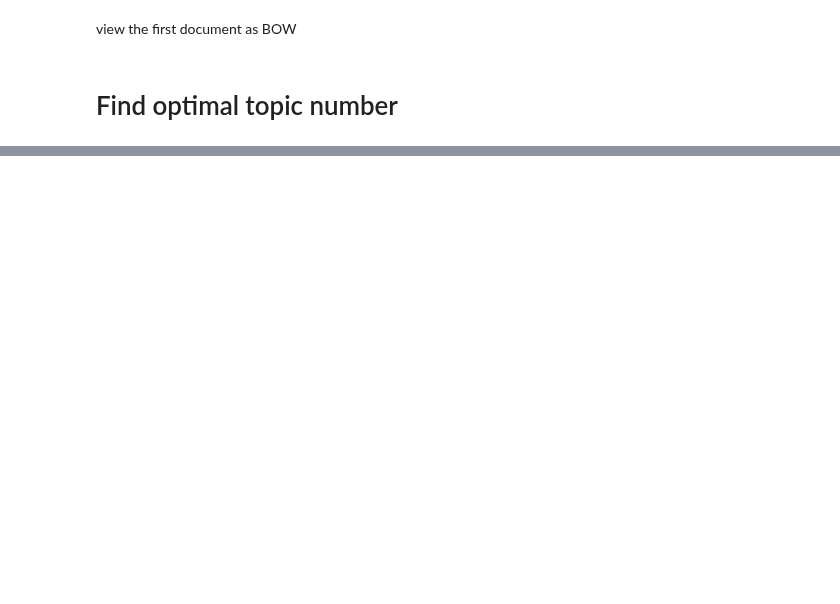
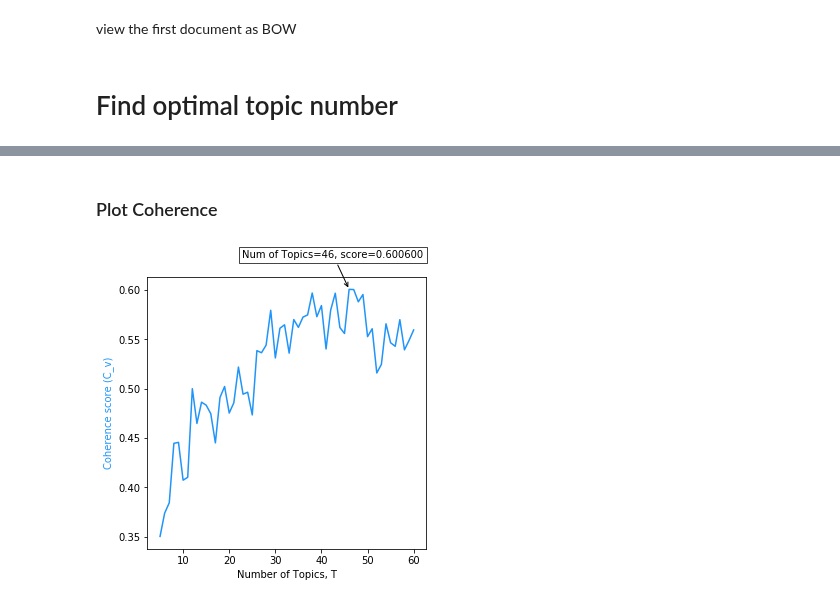
Before and after one commit to Arisiru/dtm-reports-analysis, a Jupyter notebook: notebooks/topic_analysis.ipynb, the cells around one changed output, grey strips where cells are left out. Saved outputs shown, nothing was run; the diff lists cells and outputs as text; code cells hidden in the pictures; blank space fills up the shorter version.

```diff
--- a/notebooks/topic_analysis.ipynb
+++ b/notebooks/topic_analysis.ipynb
@@ -149 +172,6 @@ passes_T = 51
 random_state = 193748
+# %%
+model_list = []
+coherence_values = []
+train_perplexity_values = []
+test_perplexity_values = []
@@ -183,0 +225,9 @@ for i in range(len(coherence_values)):
+# %%
+scat_T_results = {
+    'coherence_values': coherence_values,
+    'test_perplexity_values': test_perplexity_values,
+}
+
+if flag_serialize_findings and flag_rerun_scan4T:
+    with open(os.path.join(dir_run, 'scan_T_values.json'), 'w') as f_w:
+        f_w.write(json.dumps(scat_T_results))
@@ -183,0 +236,9 @@ for i in range(len(coherence_values)):
+# %%
+if flag_de_serialize_findings:
+    coherence_values = []
+    test_perplexity_values = []
+
+    with open(os.path.join(dir_run, 'scan_T_values.json'), 'r') as f_w:
+        data = json.load(f_w)
+        coherence_values = data['coherence_values']
+        test_perplexity_values = data['test_perplexity_values']
@@ -183,0 +254,3 @@ for i in range(len(coherence_values)):
+# %%
+color_coherence = '#1f94f9'#hsl(208, 95%, 55%) # #1f94f9
+color_perplexity = '#f9591f' #hsl(16, 95%, 55%) # #f9591f
@@ -262,0 +350,17 @@ pp.close()
+# %% [markdown]
+### Plot Coherence
+# %%
+fig, ax = plt.subplots(1, 1, figsize=(5,5))
+
+
+plot_topics_metric(
+    ax,
+    coherence_values,
+    metric = 'Coherence score (C_v)',
+    color = color_coherence,
+)
+
+plt.show()
+plt.close()
+# %% [output]
+[figure, added]
```
Also changed, not shown: parts of 55 cells of this notebook, 10 other files.
